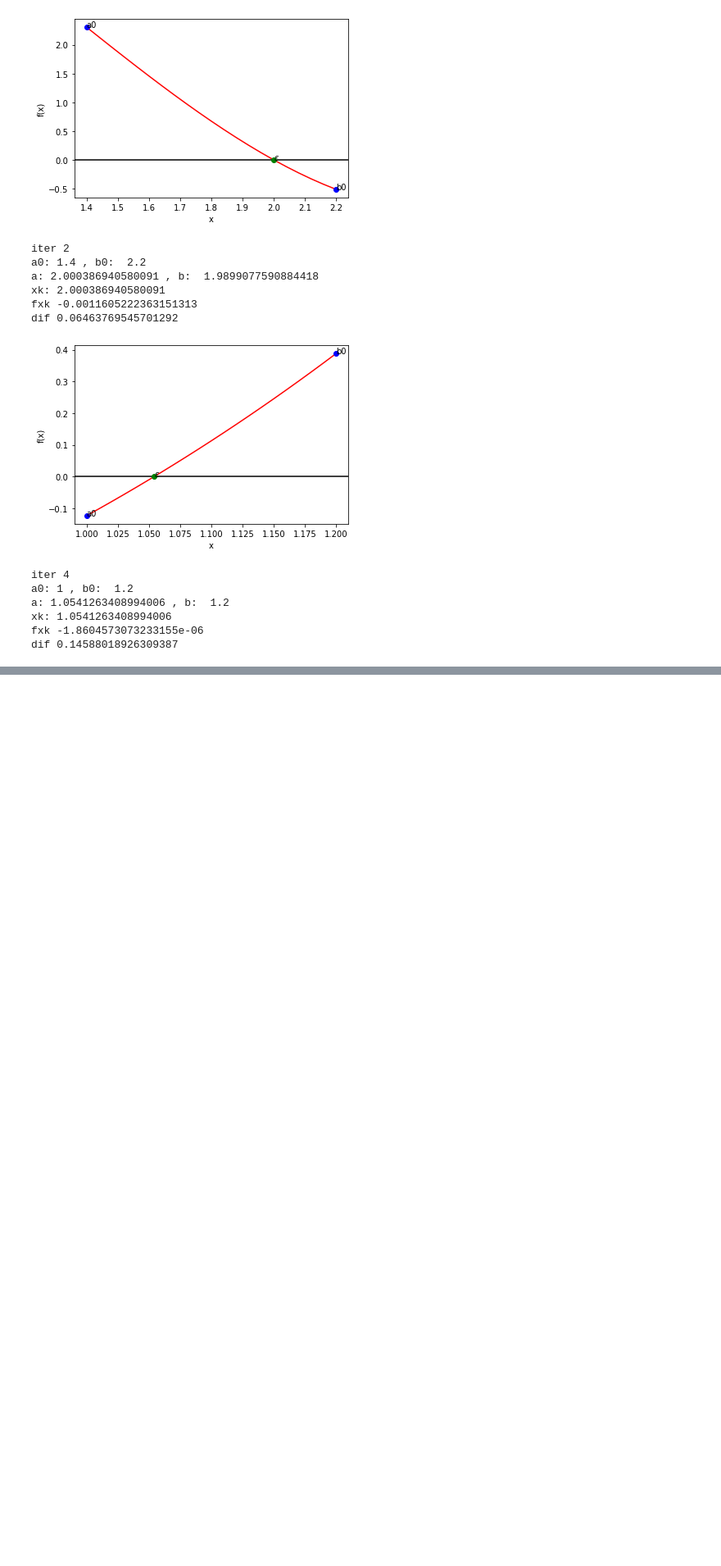
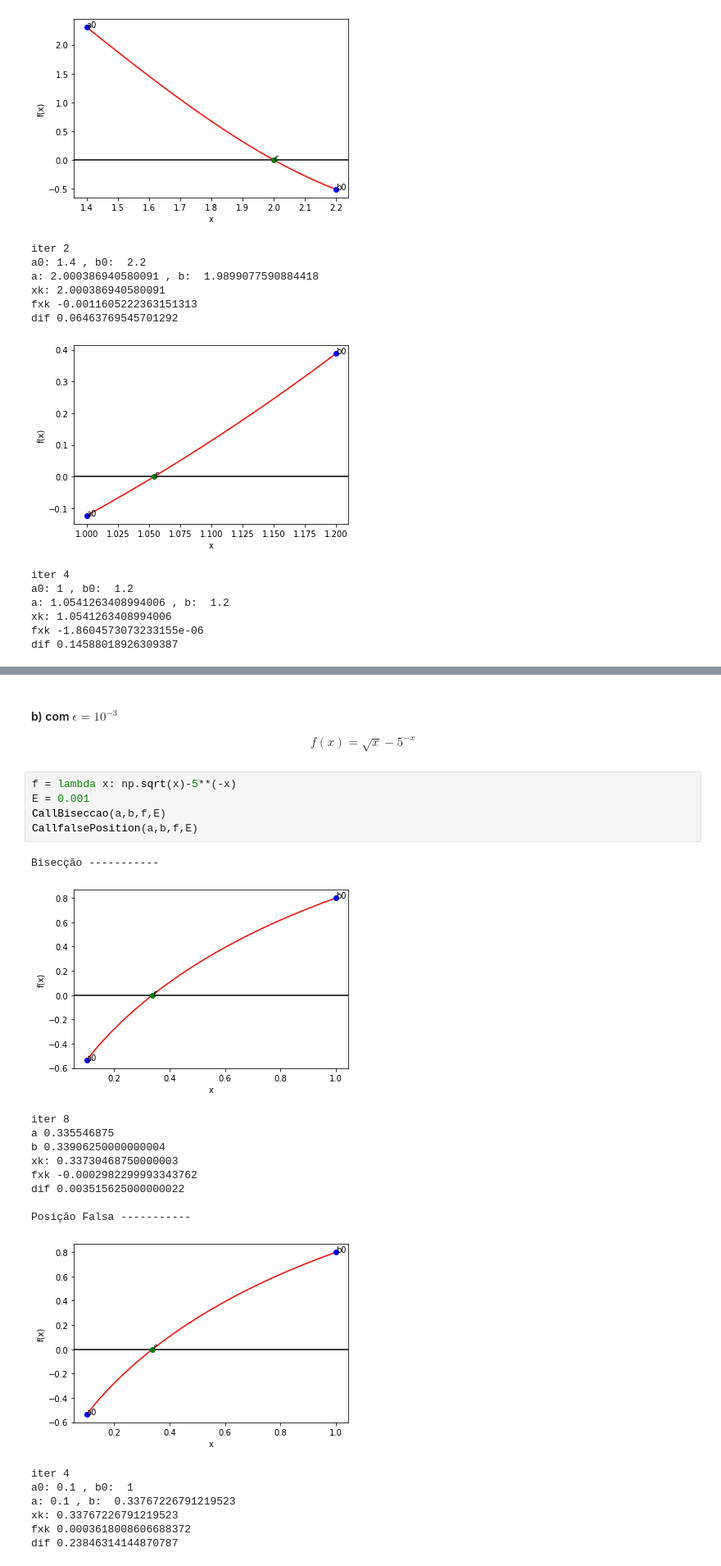
Before and after one commit to HenrickyL/computational-mathematics, a Jupyter notebook: Cap 2/Trabalho01/trabalho.ipynb, the cells around one changed output, grey strips where cells are left out. Shown at 82% size. Drawn from its saved outputs; the diff is of its cells as text; blank space fills up the shorter version.

```diff
--- a/Cap 2/Trabalho01/trabalho.ipynb
+++ b/Cap 2/Trabalho01/trabalho.ipynb
@@ -573,0 +632,26 @@ array([[ 2., -1.,  1.],
+# %% [markdown]
+#### b) com $\epsilon = 10^{-3}$
+$$f(x) = \sqrt{x} - 5^{-x}$$
+# %%
+f = lambda x: np.sqrt(x)-5**(-x)
+E = 0.001
+CallBiseccao(a,b,f,E)
+CallfalsePosition(a,b,f,E)
+# %% [output]
+Bisecção -----------
+[figure, added]
+iter 8
+a 0.335546875
+b 0.33906250000000004
+xk: 0.33730468750000003
+fxk -0.0002982299993343762
+dif 0.003515625000000022
+
+Posição Falsa -----------
+[figure, added]
+iter 4
+a0: 0.1 , b0:  1
+a: 0.1 , b:  0.33767226791219523
+xk: 0.33767226791219523
+fxk 0.0003618008606688372
+dif 0.23846314144870787
```
Also changed, not shown: parts of 10 cells of this notebook, 1 other file.
